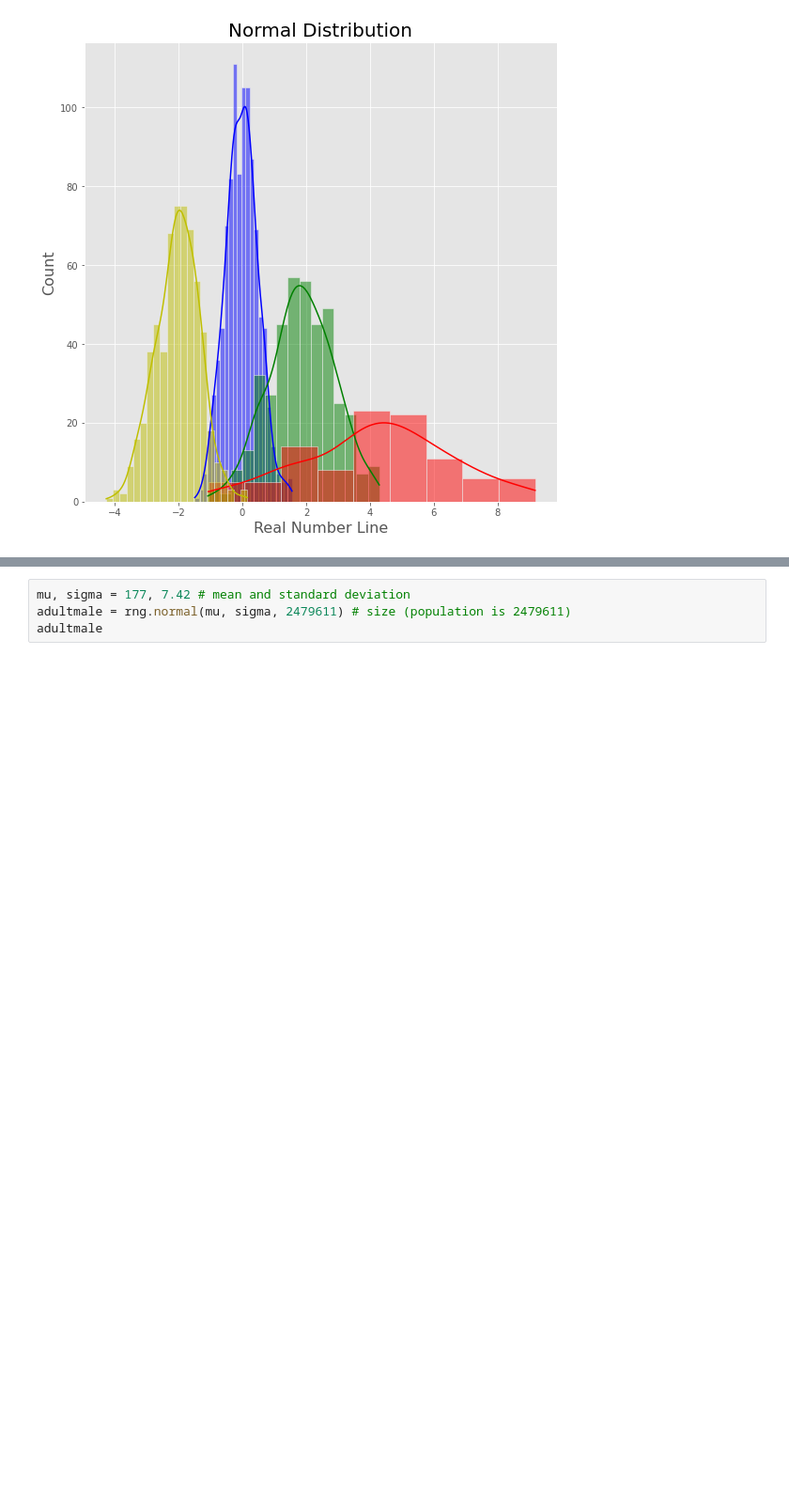
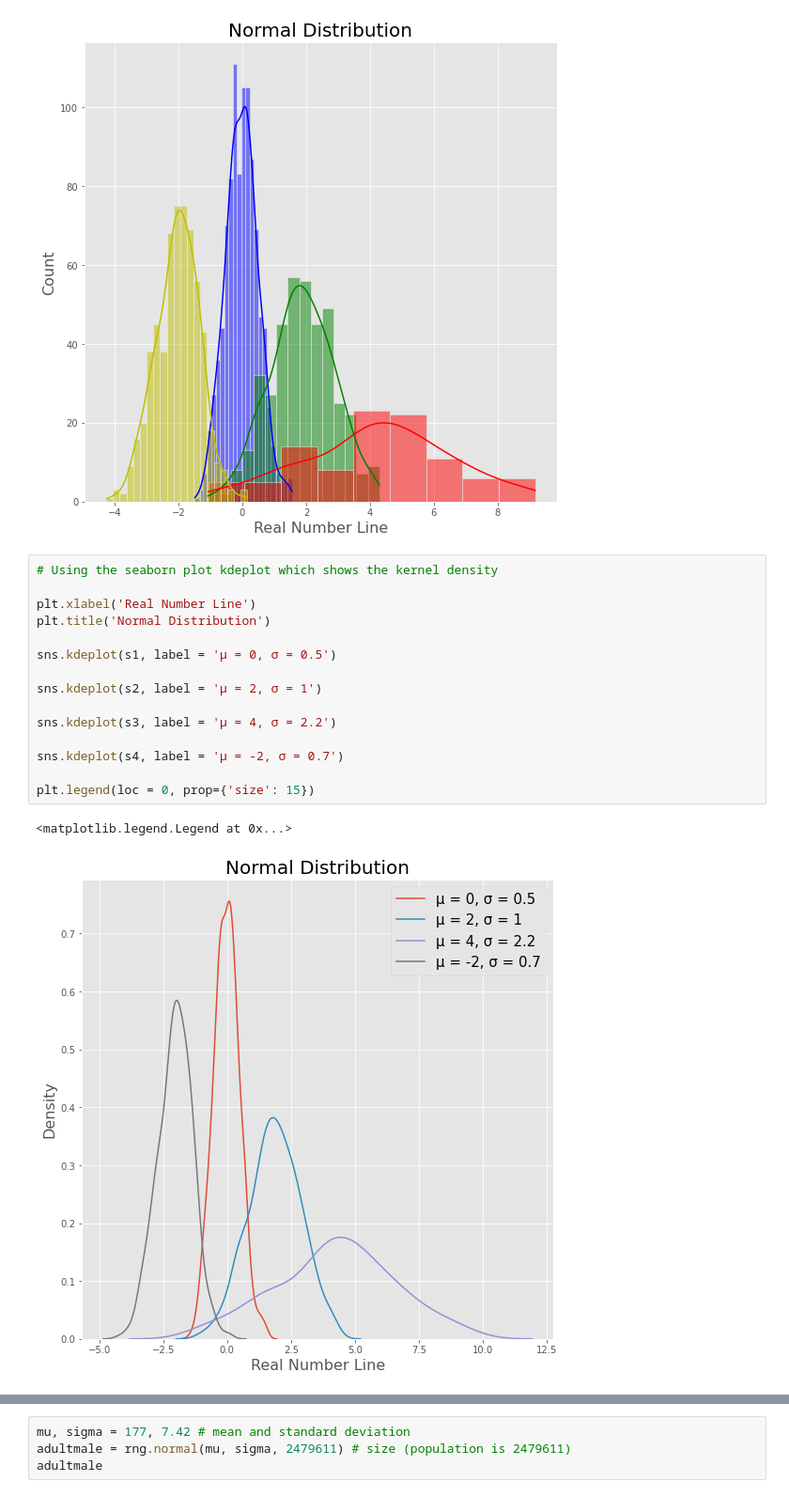
Before and after one commit to Cormac88/the-numpy.random-package, a Jupyter notebook: numpy.random.ipynb, the cells around one changed output, grey strips where cells are left out. Shown: that part at 94% size. Saved outputs shown, nothing was run; the diff lists cells and outputs as text; blank space fills up the shorter version.

```diff
--- a/numpy.random.ipynb
+++ b/numpy.random.ipynb
@@ -1011,5 +1033,23 @@ hist_plotting(s4, 'Real Number Line', 'Count', 'Normal Distribution', kde = True
 # %% [output]
 <AxesSubplot:title={'center':'Normal Distribution'}, xlabel='Real Number Line', ylabel='Count'>
 [figure]
+# %%
+# Using the seaborn plot kdeplot which shows the kernel density
+
+plt.xlabel('Real Number Line')
+plt.title('Normal Distribution')
+
+sns.kdeplot(s1, label = 'μ = 0, σ = 0.5')
+
+sns.kdeplot(s2, label = 'μ = 2, σ = 1')
+
+sns.kdeplot(s3, label = 'μ = 4, σ = 2.2')
+
+sns.kdeplot(s4, label = 'μ = -2, σ = 0.7')
+
+plt.legend(loc = 0, prop={'size': 15})
+# %% [output]
+<matplotlib.legend.Legend at 0x...>
+[figure, added]
 # %% [markdown]
 We can see here that adjusting the mean and standard deviation changes the shape of the curves. The spread of the values and the arrays generated by NumPy Random are different in each histogram.<br>
```
Also changed, not shown: parts of 56 cells of this notebook, 1 other file.
